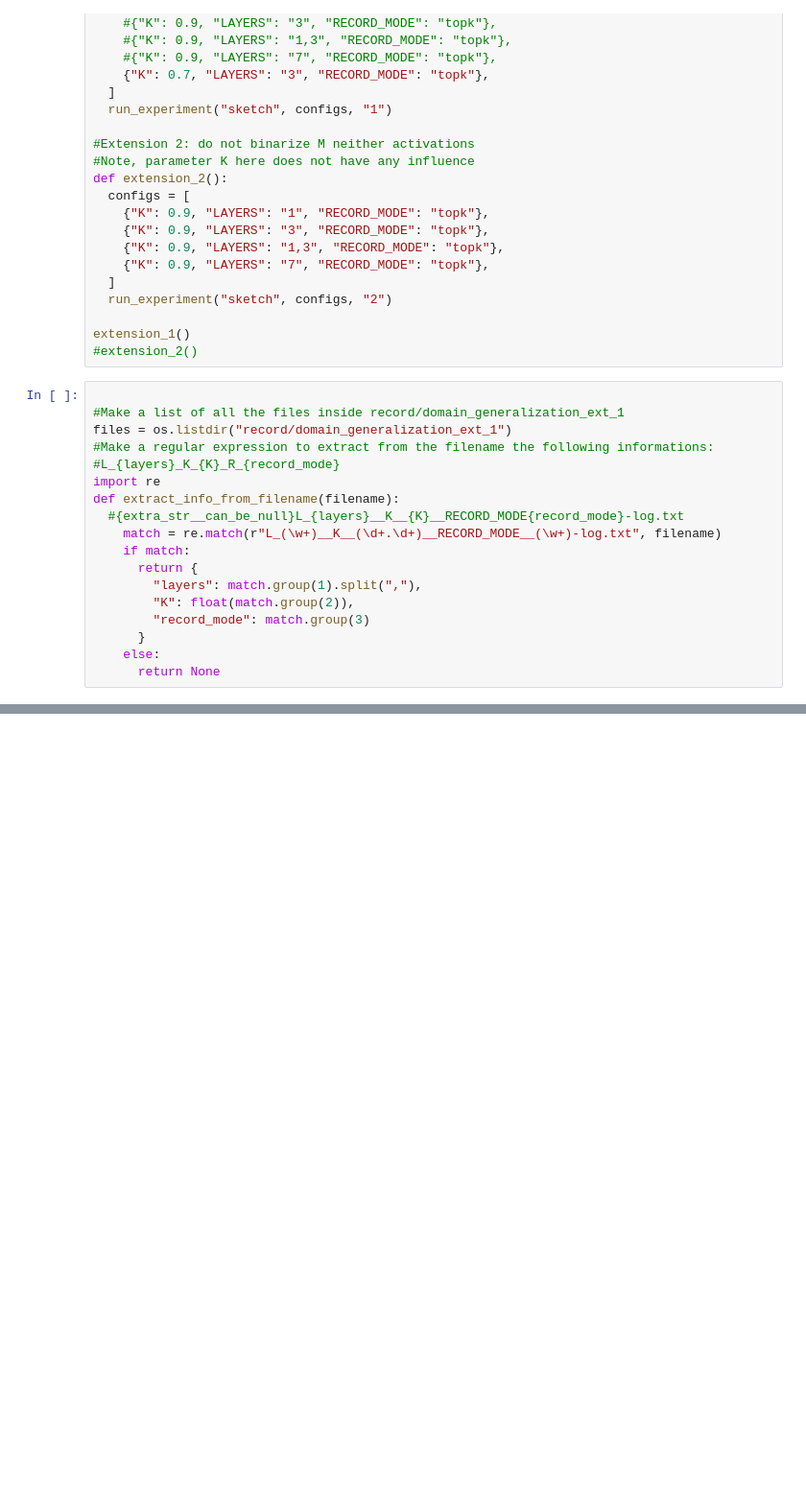
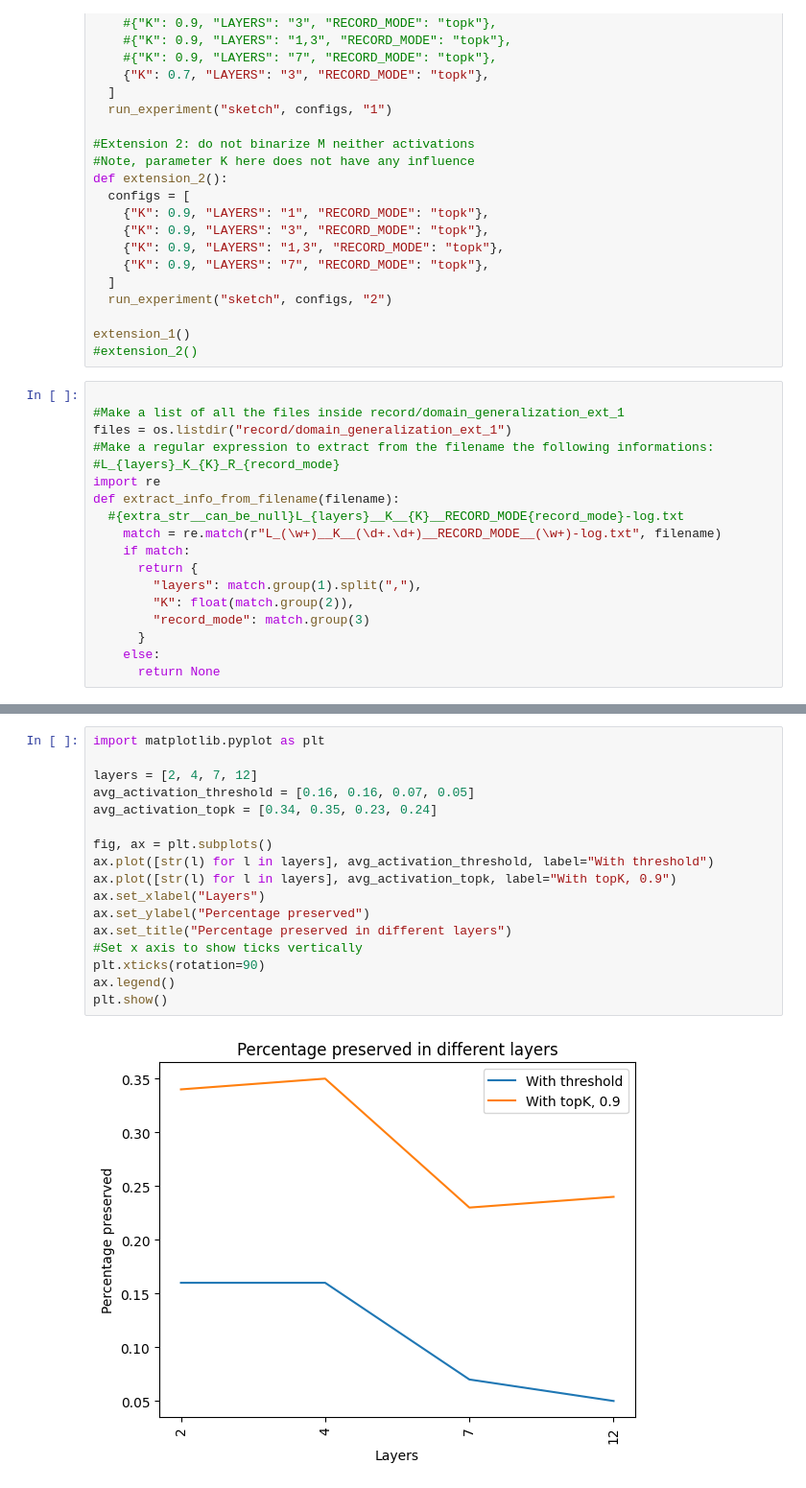
Before and after one commit to Chaymae-Elhilali/Activation-Shaping-AML, a Jupyter notebook: notebook.ipynb, the cells around one changed output, grey strips where cells are left out. Shown at 96% size. Cells and saved outputs as stored; diff of their text form; blank space fills up the shorter version.

```diff
--- a/notebook.ipynb
+++ b/notebook.ipynb
@@ -574,0 +657,19 @@ is_progressive        False
+# %%
+import matplotlib.pyplot as plt
+
+layers = [2, 4, 7, 12]
+avg_activation_threshold = [0.16, 0.16, 0.07, 0.05]
+avg_activation_topk = [0.34, 0.35, 0.23, 0.24]
+
+fig, ax = plt.subplots()
+ax.plot([str(l) for l in layers], avg_activation_threshold, label="With threshold")
+ax.plot([str(l) for l in layers], avg_activation_topk, label="With topK, 0.9")
+ax.set_xlabel("Layers")
+ax.set_ylabel("Percentage preserved")
+ax.set_title("Percentage preserved in different layers")
+#Set x axis to show ticks vertically
+plt.xticks(rotation=90)
+ax.legend()
+plt.show()
+# %% [output]
+[figure, added]
```
Also changed, not shown: parts of 5 cells of this notebook, 4 other files.
